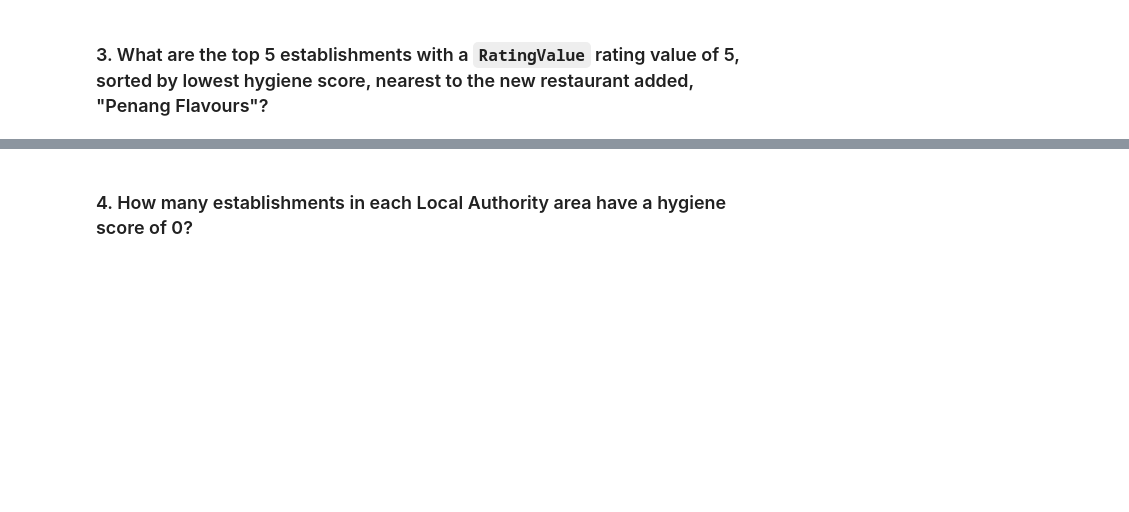
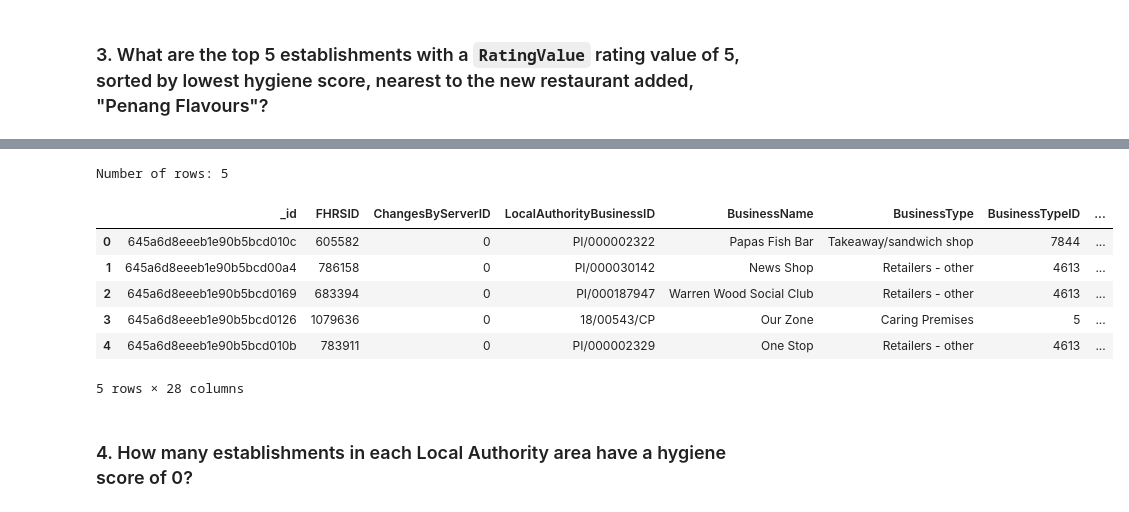
Before and after one commit to xlivia/challenge-uploads, a Jupyter notebook: nosql-challenge/NoSQL_analysis.ipynb, the cells around one changed output, grey strips where cells are left out. Drawn from its saved outputs; the diff is of its cells as text; code cells hidden in the pictures; blank space fills up the shorter version.

```diff
--- a/nosql-challenge/NoSQL_analysis.ipynb
+++ b/nosql-challenge/NoSQL_analysis.ipynb
@@ -141,23 +141,25 @@ Number of rows: 66
 
 degree_search = 0.01
 
-# Find the longitude and latitude of Penang Flavours
-penang_flavours = establishments.find_one({"BusinessName": "Penang Flavours"})
-latitude = penang_flavours["geocode"]["latitude"]
-longitude = penang_flavours["geocode"]["longitude"]
+penang_flavours = establishments.find_one(query)
+latitude = penang_flavours['geocode']['latitude']
+longitude = penang_flavours['geocode']['longitude']
 
-# Define the latitude and longitude ranges to search within
-latitude_min = float(latitude) - 0.01
-latitude_max = float(latitude) + 0.01
-longitude_min = float(longitude) - 0.01
-longitude_max = float(longitude) + 0.01
+query = {
+    "RatingValue": 5,
+    "geocode.latitude": {
+        "$gt": latitude - degree_search,
+        "$lt": latitude + degree_search},
+    "geocode.longitude": {
+        "$gt": longitude - degree_search,
+        "$lt": longitude + degree_search
+    }
+}
 
-# Find the top 5 establishments with RatingValue of 5, sorted by lowest hygiene score and closest to Penang Flavours
-top_5_rating_5 = establishments.find({
-    "RatingValue": 5,
-    "scores.Hygiene": {"$ne": None},
-    "geocode.longitude": {"$gte": str(longitude_min), "$lte": str(longitude_max)},
-    "geocode.latitude": {"$gte": str(latitude_min), "$lte": str(latitude_max)}
-}).
+sort = [("scores.Hygiene", 1)]
+
+results = establishments.find(query).sort(sort)
 
 # Print the results
+for result in results:
+    pprint(result)
@@ -164,5 +184,17 @@ top_5_rating_5 = establishments.find({
 # %%
 # Convert result to Pandas DataFrame
+df = pd.DataFrame(list(establishments.find(query).sort(sort).limit(5)))
+print("Number of rows:", len(df))
+df.head(10)
+# %% [output]
+Number of rows: 5
+|  | _id | FHRSID | ChangesByServerID | LocalAuthorityBusinessID | BusinessName | BusinessType | BusinessTypeID | ... |
+| 0 | 645a6d8eeeb1e90b5bcd010c | 605582 | 0 | PI/000002322 | Papas Fish Bar | Takeaway/sandwich shop | 7844 | ... |
+| 1 | 645a6d8eeeb1e90b5bcd00a4 | 786158 | 0 | PI/000030142 | News Shop | Retailers - other | 4613 | ... |
+| 2 | 645a6d8eeeb1e90b5bcd0169 | 683394 | 0 | PI/000187947 | Warren Wood Social Club | Retailers - other | 4613 | ... |
+| 3 | 645a6d8eeeb1e90b5bcd0126 | 1079636 | 0 | 18/00543/CP | Our Zone | Caring Premises | 5 | ... |
+| 4 | 645a6d8eeeb1e90b5bcd010b | 783911 | 0 | PI/000002329 | One Stop | Retailers - other | 4613 | ... |
+5 rows × 28 columns
 # %% [markdown]
 ### 4. How many establishments in each Local Authority area have a hygiene score of 0?
 # %%
```
Also changed, not shown: parts of 3 cells of this notebook.
